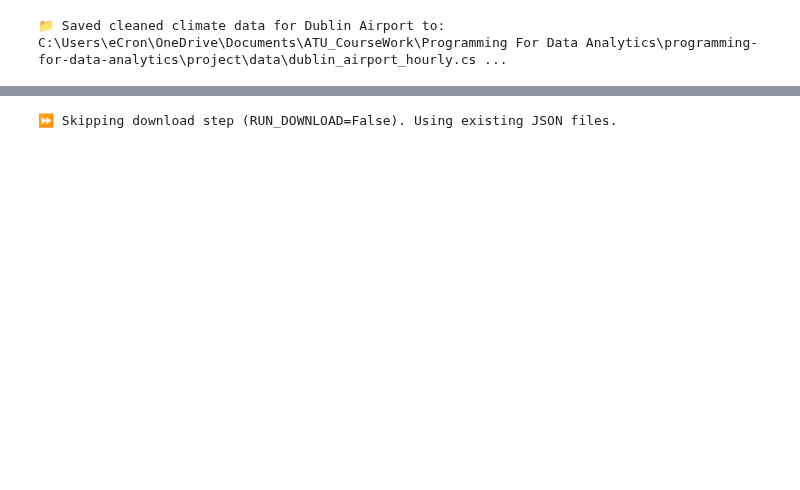
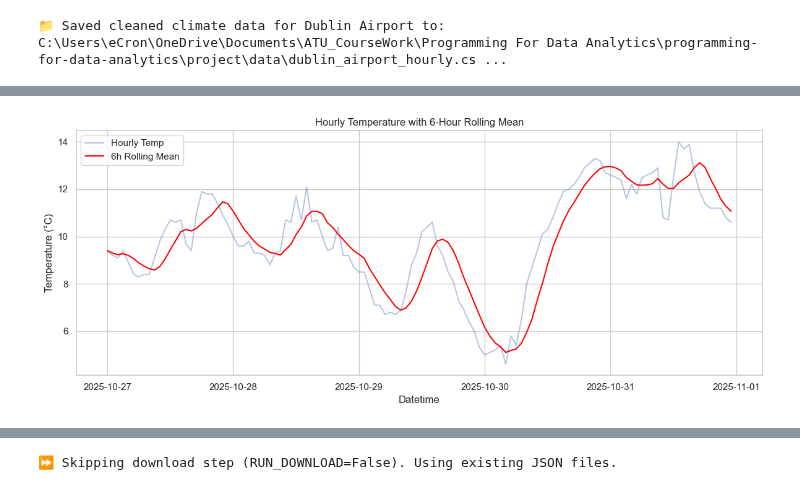
Before and after one commit to ECronin1973/programming-for-data-analytics, a Jupyter notebook: project/flight_reroute_dub.ipynb, the cells around one changed output, grey strips where cells are left out. Cells and saved outputs as stored; diff of their text form; code cells hidden in the pictures; blank space fills up the shorter version.

```diff
--- a/project/flight_reroute_dub.ipynb
+++ b/project/flight_reroute_dub.ipynb
@@ -852,0 +1036,24 @@ First 10 rows with season tagging (full schema):
+# %%
+import os
+import matplotlib.pyplot as plt
+
+# Ensure plots folder exists
+os.makedirs("plots", exist_ok=True)
+
+# Rolling temperature plot (6-hour window)
+df_weather_5days["temp_roll"] = df_weather_5days["temp"].rolling(window=6, min_periods=1).mean()
+
+plt.figure(figsize=(12,5))
+plt.plot(df_weather_5days["datetime"], df_weather_5days["temp"], alpha=0.4, label="Hourly Temp")
+plt.plot(df_weather_5days["datetime"], df_weather_5days["temp_roll"], color="red", label="6h Rolling Mean")
+plt.title("Hourly Temperature with 6-Hour Rolling Mean")
+plt.xlabel("Datetime")
+plt.ylabel("Temperature (°C)")
+plt.legend()
+
+# Save the plot before showing
+plt.tight_layout()
+plt.savefig("plots/rolling_temperature_5days.png", dpi=300)
+plt.show()
+# %% [output]
+[figure, added]
```
Also changed, not shown: parts of 75 cells of this notebook, 27 other files.
